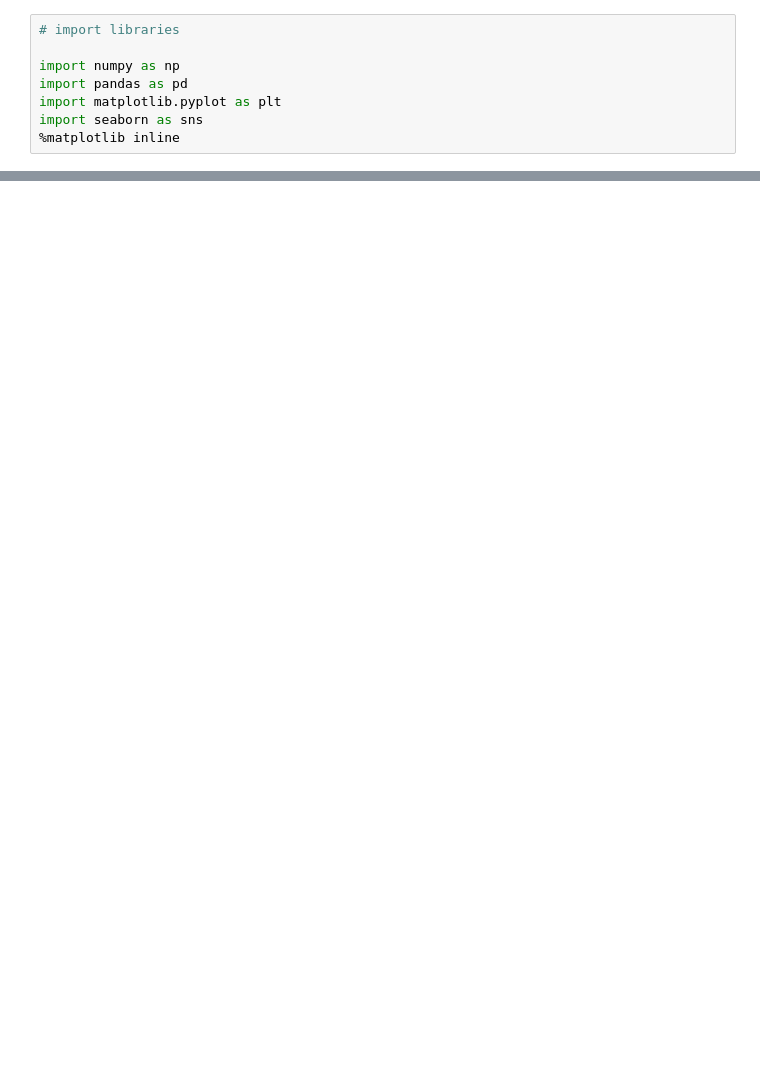
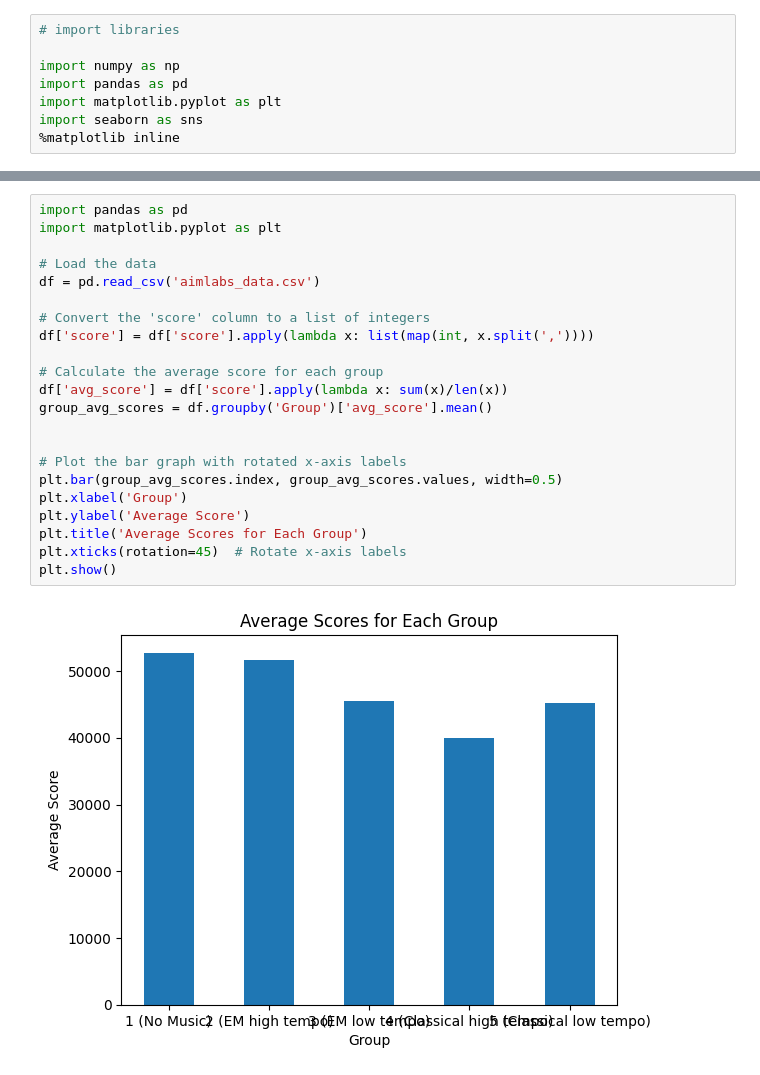
Before and after one commit to Pyrole-2002/Aimlabs-BGMusic-Project, a Jupyter notebook: main.ipynb, the cells around one changed output, grey strips where cells are left out. Drawn from its saved outputs; the diff is of its cells as text; blank space fills up the shorter version.

Commit message:
Update graph- <As Critic>

```diff
--- a/main.ipynb
+++ b/main.ipynb
@@ -136,0 +21,24 @@ df5.head()
+# %%
+import pandas as pd
+import matplotlib.pyplot as plt
+
+# Load the data
+df = pd.read_csv('aimlabs_data.csv')
+
+# Convert the 'score' column to a list of integers
+df['score'] = df['score'].apply(lambda x: list(map(int, x.split(','))))
+
+# Calculate the average score for each group
+df['avg_score'] = df['score'].apply(lambda x: sum(x)/len(x))
+group_avg_scores = df.groupby('Group')['avg_score'].mean()
+
+
+# Plot the bar graph with rotated x-axis labels
+plt.bar(group_avg_scores.index, group_avg_scores.values, width=0.5)
+plt.xlabel('Group')
+plt.ylabel('Average Score')
+plt.title('Average Scores for Each Group')
+plt.xticks(rotation=45)  # Rotate x-axis labels
+plt.show()
+# %% [output]
+[figure, added]
```
Also changed, not shown: parts of 12 cells of this notebook.
